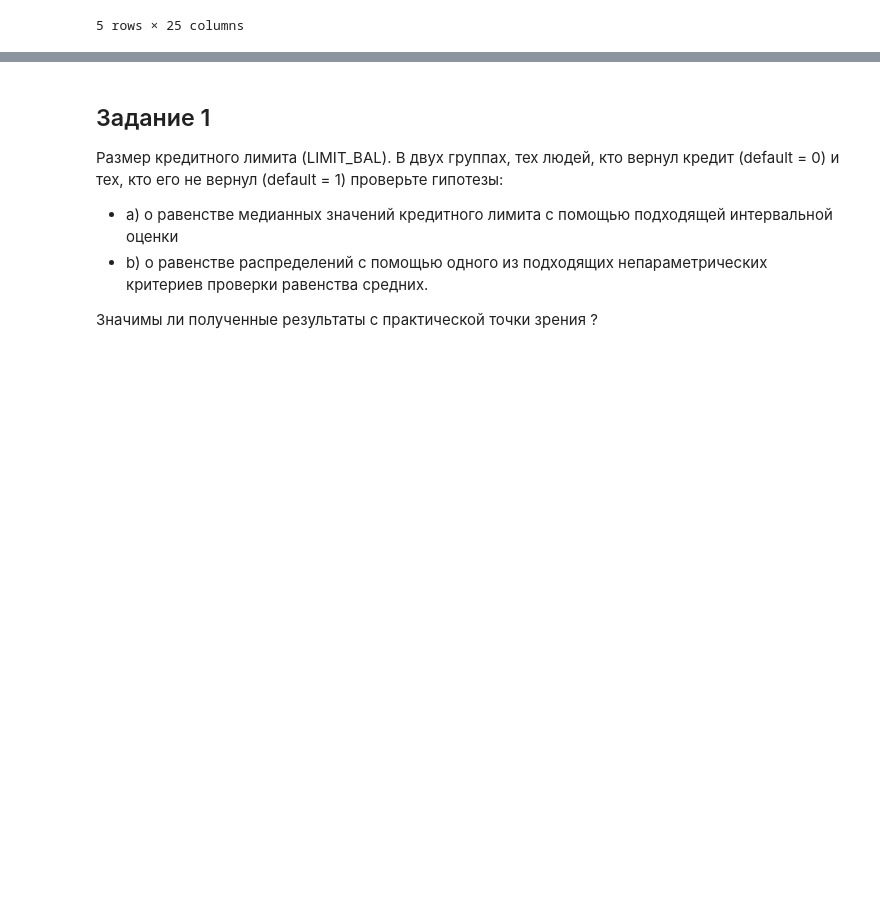
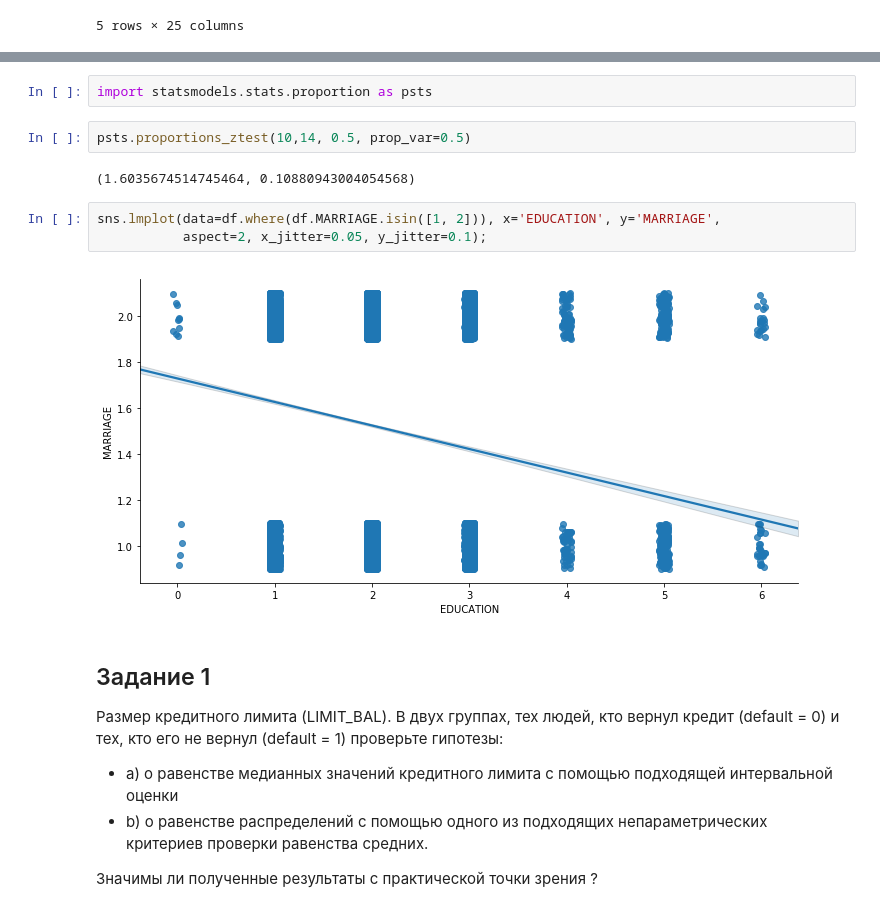
Before and after one commit to armavox/mldaspec, a Jupyter notebook: course4/notebooks/w4_Scoring.ipynb, the cells around one changed output, grey strips where cells are left out. Cells and saved outputs as stored; diff of their text form; blank space fills up the shorter version.

Commit message:
proportions_hypotheses upd

```diff
--- a/course4/notebooks/w4_Scoring.ipynb
+++ b/course4/notebooks/w4_Scoring.ipynb
@@ -34,3 +53,14 @@ df.head()
+# %%
+import statsmodels.stats.proportion as psts
+# %%
+psts.proportions_ztest(10,14, 0.5, prop_var=0.5)
+# %% [output]
+(1.6035674514745464, 0.10880943004054568)
+# %%
+sns.lmplot(data=df.where(df.MARRIAGE.isin([1, 2])), x='EDUCATION', y='MARRIAGE',
+           aspect=2, x_jitter=0.05, y_jitter=0.1);
+# %% [output]
+[figure, added]
 # %% [markdown]
 ## Задание 1
 Размер кредитного лимита (LIMIT_BAL). В двух группах, тех людей, кто вернул кредит (default = 0) и тех, кто его не вернул (default = 1) проверьте гипотезы:
```
Also changed, not shown: parts of 37 cells of this notebook, 2 other files.
